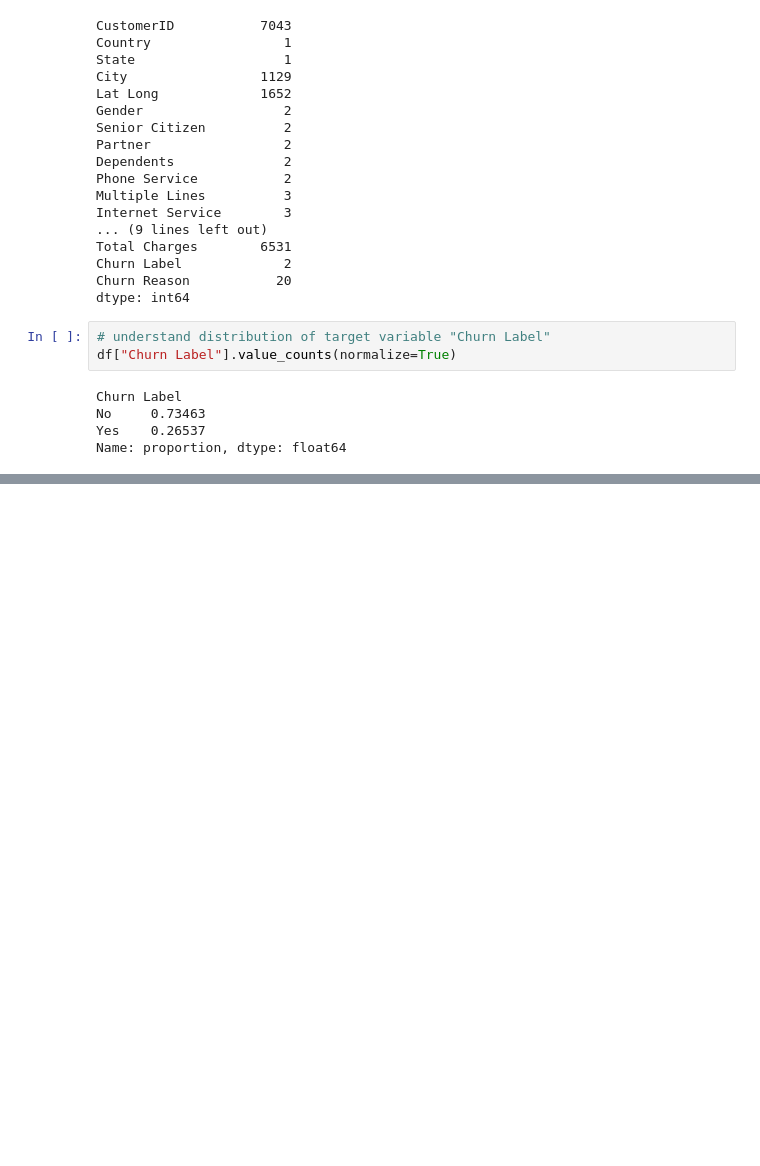
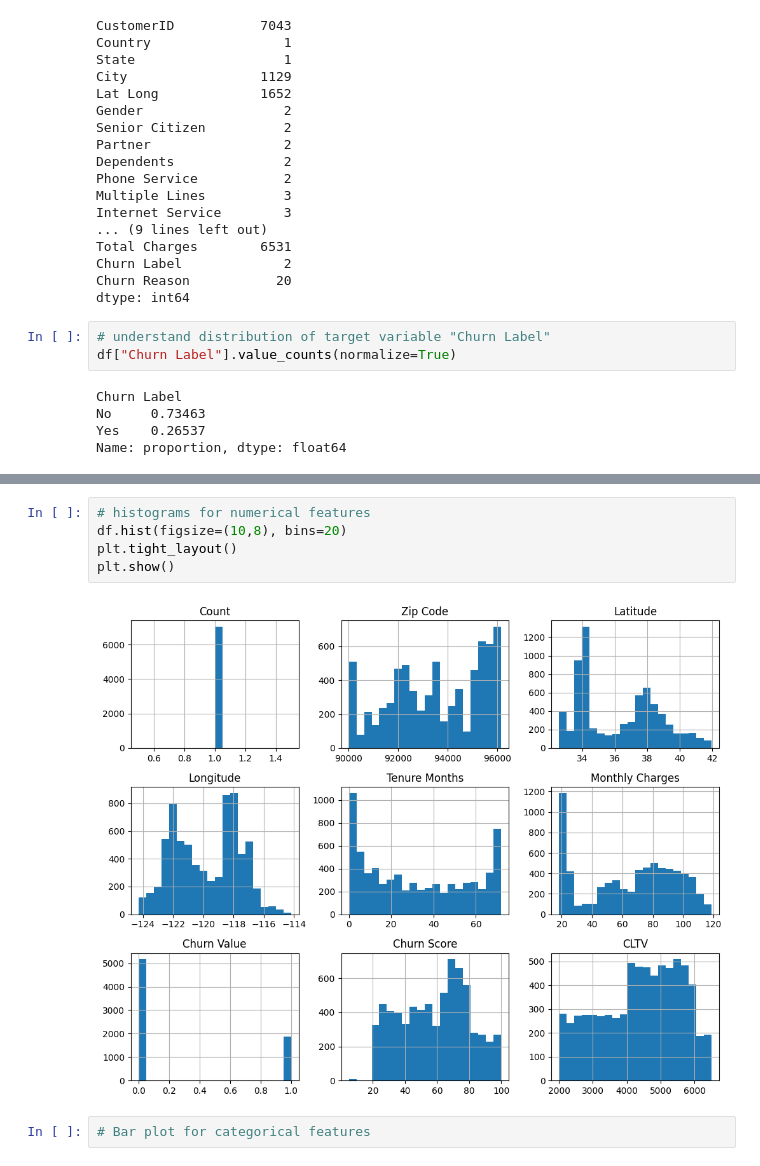
Before and after one commit to CesarALuna/customer-churn-analysis, a Jupyter notebook: notebooks/exploration.ipynb, the cells around one changed output, grey strips where cells are left out. Saved outputs shown, nothing was run; the diff lists cells and outputs as text; blank space fills up the shorter version.

```diff
--- a/notebooks/exploration.ipynb
+++ b/notebooks/exploration.ipynb
@@ -98,0 +129,9 @@ Name: proportion, dtype: float64
+# %%
+# histograms for numerical features
+df.hist(figsize=(10,8), bins=20)
+plt.tight_layout()
+plt.show()
+# %% [output]
+[figure, added]
+# %%
+# Bar plot for categorical features
```
Also changed, not shown: parts of 4 cells of this notebook.
